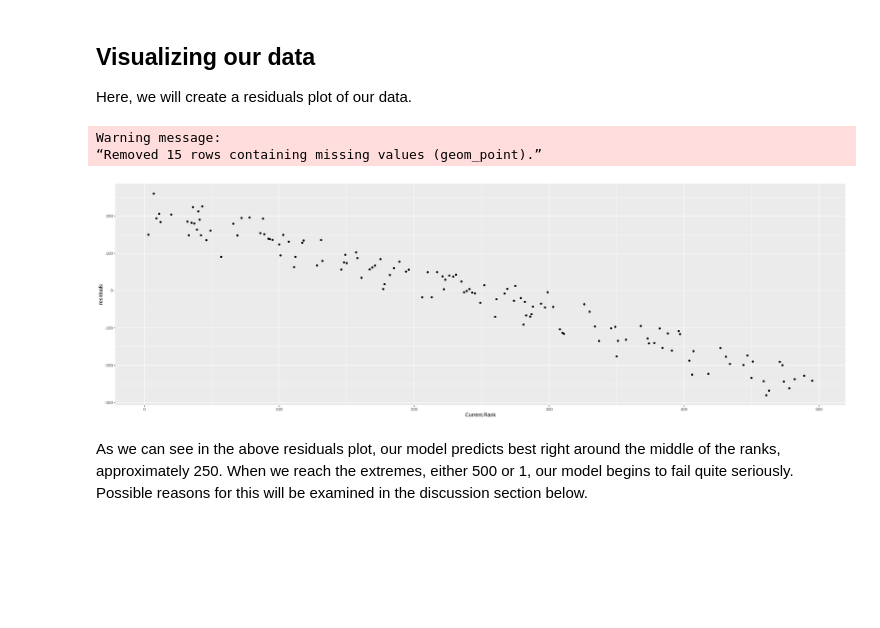
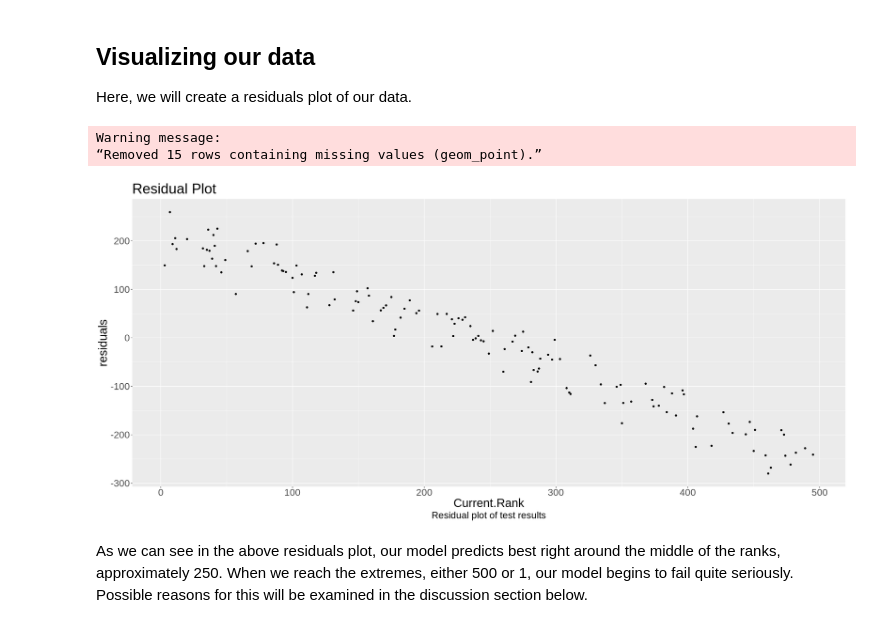
Before and after one commit to emilywang0/dsci-tennis-data-analysis, a Jupyter notebook: Proposal.ipynb, the cells around one changed output. Cells and saved outputs as stored; diff of their text form; code cells hidden in the pictures; blank space fills up the shorter version.

```diff
--- a/Proposal.ipynb
+++ b/Proposal.ipynb
@@ -273,35 +284,37 @@ Here, we will create a residuals plot of our data.
 options(repr.plot.width = 22)
 
 residuals_plot <- tennis_test_results %>%
 mutate(residuals = `.pred` - `Current.Rank`) %>%
 ggplot()+
-geom_point(aes(x = `Current.Rank`, y = residuals))
+geom_point(aes(x = `Current.Rank`, y = residuals)) + labs(caption = "Residual plot of test results") +
+ggtitle("Residual Plot") +
+theme(text = element_text(size = 25)) + theme(plot.caption = element_text(hjust = 0.5))
 
 residuals_plot
 #Rank_v_Age <- ggplot(tennis_train, aes(x = Age, y = Current.Rank)) +
   #geom_point() +
   #xlab("Age (Years)") +
   #ylab("Current Rank") +
   #scale_y_continuous(labels = dollar_format()) +
   #geom_smooth(method = "lm", se = FALSE) +
 #theme(text = element_text(size = 12))
 
 #Rank_v_hand <- ggplot(tennis_train, aes(x = Plays,)) +
   #geom_histogram() +
   #xlab("Hand Dominance") +
   #ylab("Current Rank") +
   #scale_y_continuous(labels = dollar_format()) +
   #geom_smooth(method = "lm", se = FALSE) +
   #theme(text = element_text(size = 12))
 
 #tennis_panel <- plot_grid(Rank_v_Age, Rank_v_hand, ncol = 2)
 #tennis_panel
 
 #Rank_v_Hand
 # %% [output]
 Warning message:
 “Removed 15 rows containing missing values (geom_point).”
-[figure, old version]
+[figure, new version]
 # %% [markdown]
 As we can see in the above residuals plot, our model predicts best right around the middle of the ranks, approximately 250. When we reach the extremes, either 500 or 1, our model begins to fail quite seriously. Possible reasons for this will be examined in the discussion section below.
 # %% [markdown]
```
Also changed, not shown: parts of 10 cells of this notebook.
